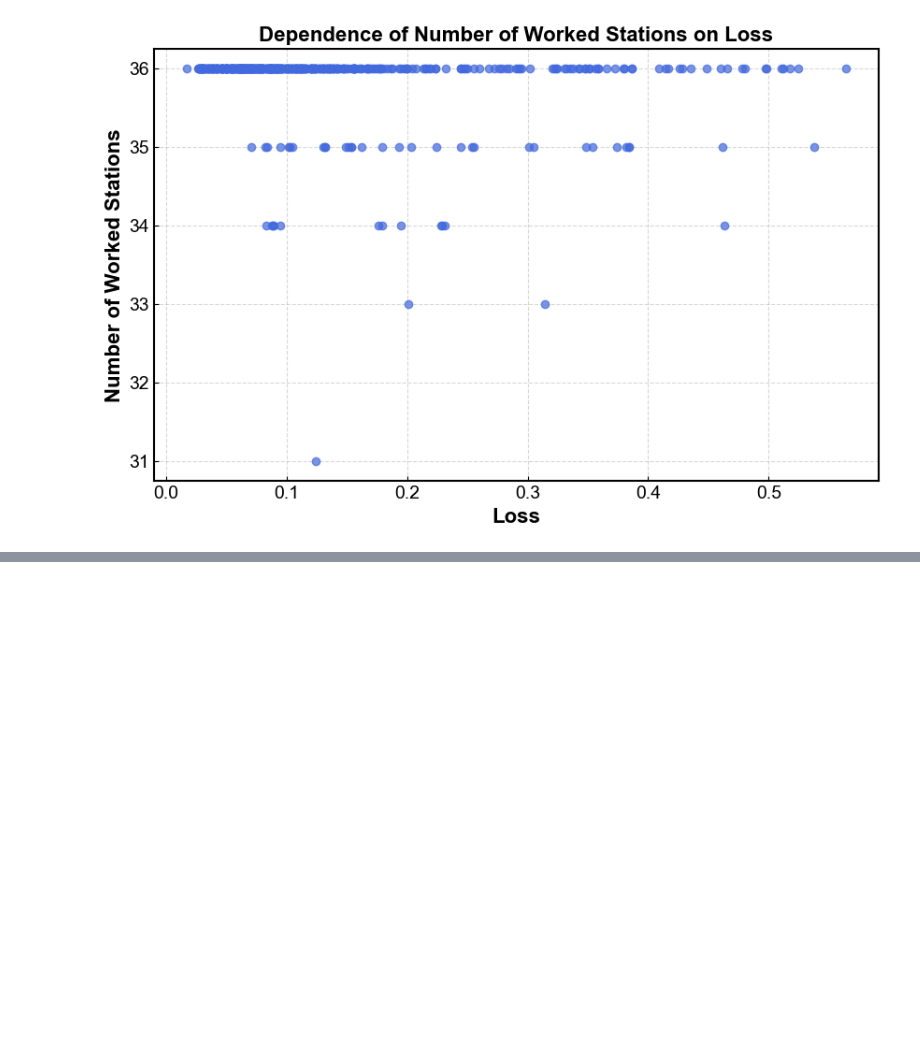
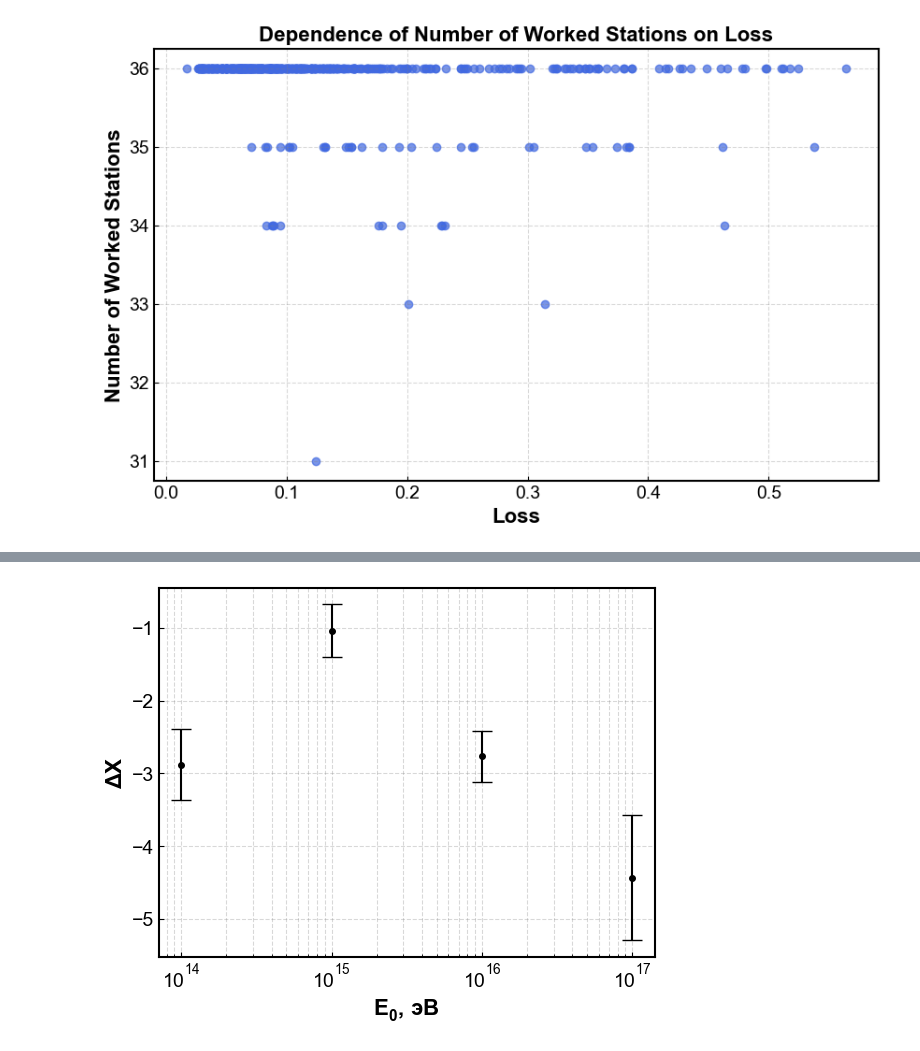
Before and after one commit to matalhim/sdf, a Jupyter notebook: modeling_parameters/reconstruction/notebooks/result_visualization.ipynb, the cells around one changed output, grey strips where cells are left out. Saved outputs shown, nothing was run; the diff lists cells and outputs as text; code cells hidden in the pictures; blank space fills up the shorter version.

```diff
--- a/modeling_parameters/reconstruction/notebooks/result_visualization.ipynb
+++ b/modeling_parameters/reconstruction/notebooks/result_visualization.ipynb
@@ -210,0 +221,11 @@ plt.show()
+# %%
+files = glob.glob(f"{RECONSTRUCTION_GEANT_OUTPUT_DIR}/*.csv")
+
+def extract_E0(file_path):
+    file_name = os.path.basename(file_path)
+    return int(file_name.split('p')[1][:2])
+
+df = pd.concat(
+    (pd.read_csv(file).assign(E0=extract_E0(file)) for file in files),
+    ignore_index=True
+)
@@ -210,0 +237,28 @@ plt.show()
+# %%
+df["E_real"] = 10 ** df["E0"]
+
+df["delta_s"] = df["s_opt"] - df["s"]
+stats_s = df.groupby("E_real")["delta_s"].agg(["mean", "std", "count"])
+stats_s["sem"] = stats_s["std"] / stats_s["count"]**0.5
+
+df["delta_X"] = df["X0_opt"] - df["X0"]
+stats_x = df.groupby("E_real")["delta_X"].agg(["mean", "std", "count"])
+stats_x["sem"] = stats_x["std"] / stats_x["count"]**0.5
+
+df["delta_Y"] = df["Y0_opt"] - df["Y0"]
+stats_y = df.groupby("E_real")["delta_Y"].agg(["mean", "std", "count"])
+stats_y["sem"] = stats_y["std"] / stats_y["count"]**0.5
+
+df["delta_logNe"] = np.log10(df["Ne_opt"] / df["Ne"])
+stats_ne = df.groupby("E_real")["delta_logNe"].agg(["mean", "std", "count"])
+stats_ne["sem"] = stats_ne["std"] / stats_ne["count"]**0.5
+# %%
+plt.errorbar(stats_x.index, stats_x["mean"], yerr=stats_x["sem"], fmt='o',
+             capsize=7, markersize=4, color='black')
+plt.xscale('log')
+plt.xlabel(r"$E_0$, эВ")
+plt.ylabel(r"$\Delta X$")
+plt.grid(True, which='both', ls='--')
+plt.show()
+# %% [output]
+[figure, added]
```
Also changed, not shown: parts of 9 cells of this notebook.
